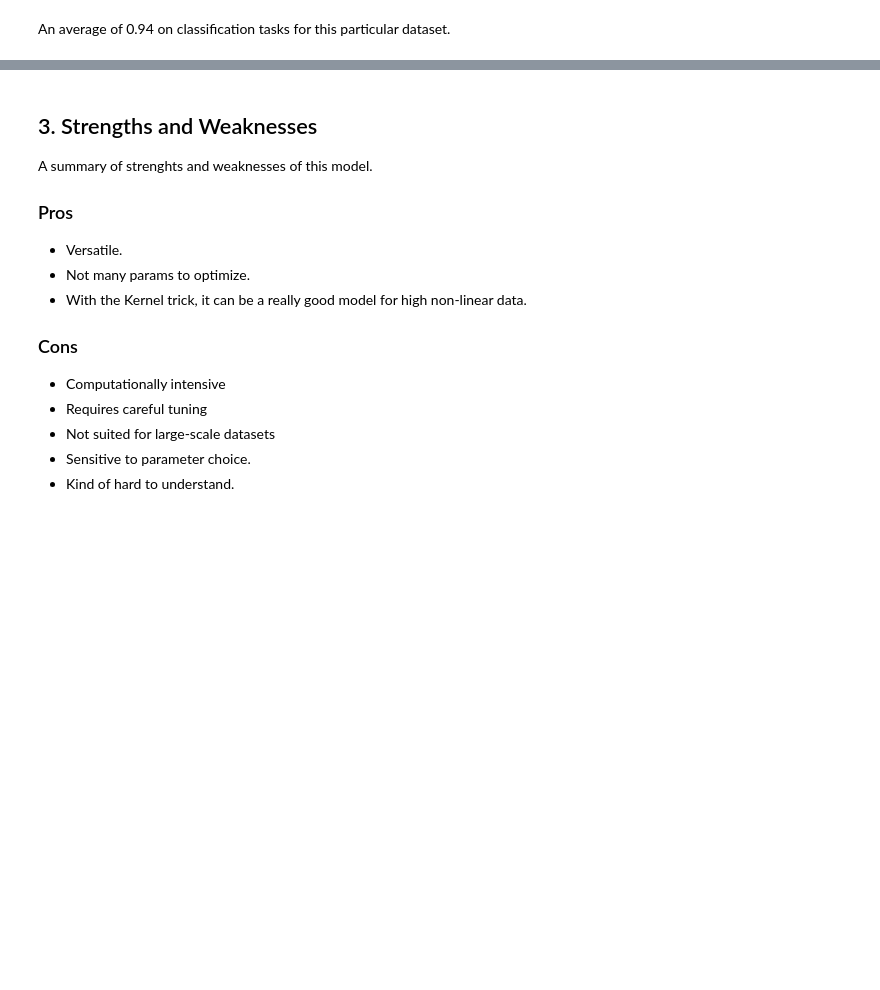
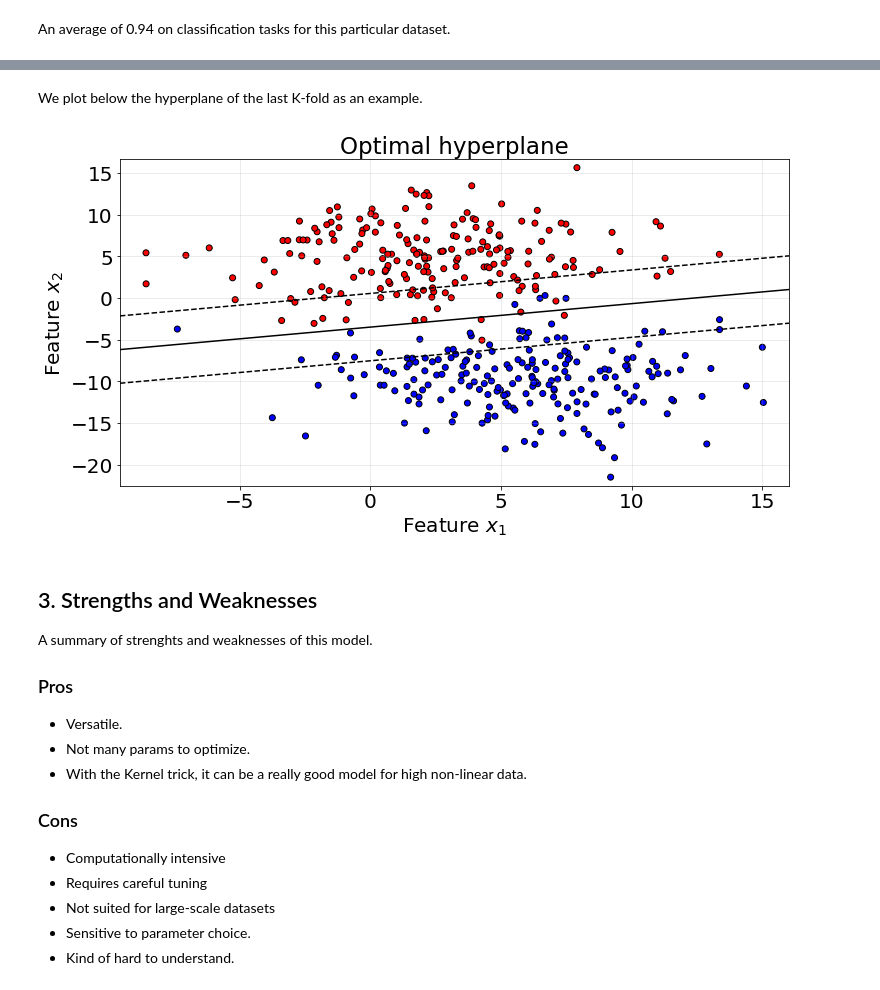
Before and after one commit to Xylambda/qblog, a Jupyter notebook: posts/24_08_2024_ml_notes_5.ipynb, the cells around one changed output, grey strips where cells are left out. Cells and saved outputs as stored; diff of their text form; code cells hidden in the pictures; blank space fills up the shorter version.

```diff
--- a/posts/24_08_2024_ml_notes_5.ipynb
+++ b/posts/24_08_2024_ml_notes_5.ipynb
@@ -248,7 +238,7 @@ kf = KFold(n_splits=5)
 
 roc_scores = []
 for train_idx, test_idx in kf.split(X):
-    model = SoftSVMClassifier(n_epochs=5_000, batch_size=32)
+    model = SoftSVMClassifier(C=1)
 
     X_train = X[train_idx]
     y_train = y[train_idx]
@@ -259,7 +249,6 @@ for train_idx, test_idx in kf.split(X):
     model.fit(X_train, y_train)
 
     y_pred = model.predict(X_test)
-
     y_pred = np.where(y_pred <= 0, 0, y_pred)
 
     score = roc_auc_score(y_true=y_test, y_score=y_pred)
@@ -273,3 +262,39 @@ np.mean(roc_scores)
+# %%
+def plot_hyperplane(w_coeff, b_coeff, X, y):
+
+    fig, ax = plt.subplots(1, 1, figsize=(12, 6))
+
+    # Scatter plot of the data points
+    ax.scatter(X[:, 0], X[:, 1], c=y, cmap='bwr', edgecolors='k')
+
+    # Calculate the decision boundary (w_coeff[0] * x1 + w_coeff[1] * x2 + b_coeff = 0)
+    x_min, x_max = X[:, 0].min() - 1, X[:, 0].max() + 1
+    y_min, y_max = (-(w_coeff[0] * x_min + b_coeff)) / w_coeff[1], (-(w_coeff[0] * x_max + b_coeff)) / w_coeff[1]
+
+    # Plot decision boundary
+    ax.plot([x_min, x_max], [y_min, y_max], 'k-')
+
+    # Plot margins (w_coeff[0] * x1 + w_coeff[1] * x2 + b_coeff = ±1)
+    margin = 1 / np.sqrt(np.sum(w_coeff ** 2))
+    ax.plot([x_min, x_max], [y_min - margin, y_max - margin], 'k--')
+    ax.plot([x_min, x_max], [y_min + margin, y_max + margin], 'k--')
+
+    # Set plot limits
+    ax.set_xlim(x_min, x_max)
+    ax.set_ylim(X[:, 1].min() - 1, X[:, 1].max() + 1)
+
+    ax.set_title("Optimal hyperplane", fontsize=23)
+    ax.set_xlabel("Feature $x_{1}$", fontsize=20)
+    ax.set_ylabel("Feature $x_{2}$", fontsize=20)
+
+    ax.grid(True, alpha=.3)
+    ax.tick_params(labelsize=20)
+# %% [markdown]
+We plot below the hyperplane of the last K-fold as an example.
+# %%
+plot_hyperplane(w_coeff=model.w_coeff_, b_coeff=model.b_coeff_, X=X_train, y=y_train)
+# %% [output]
+[figure, added]
 # %% [markdown]
 ## 3. Strengths and Weaknesses
 
```
Also changed, not shown: parts of 5 cells of this notebook, 1 other file.
